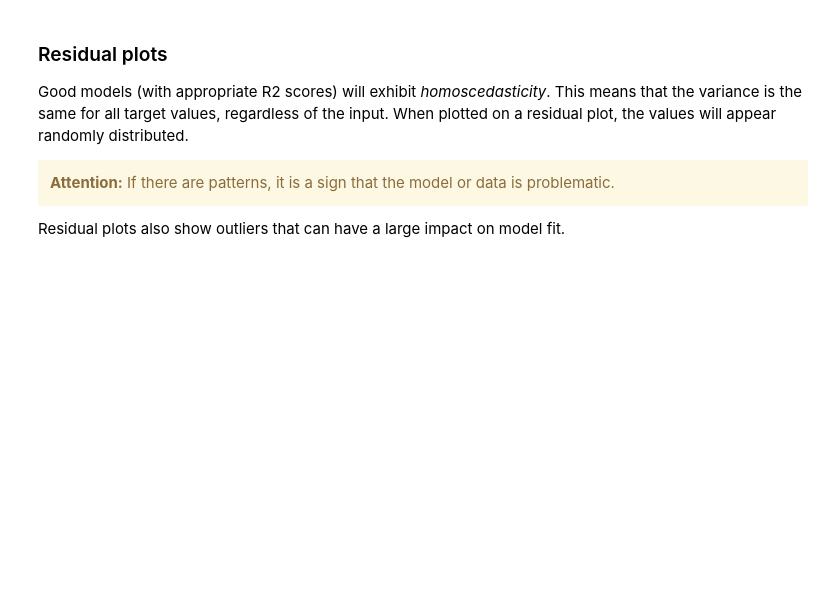
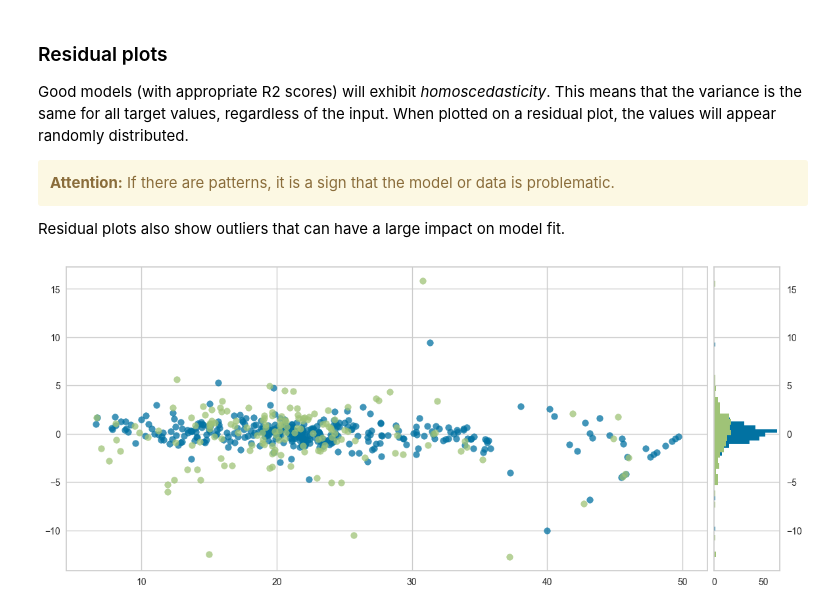
Before and after one commit to DellaCortef/machine-learning-pocket-reference, a Jupyter notebook: metrics-and-rating-evaluation-regression.ipynb, the cells around one changed output. Saved outputs shown, nothing was run; the diff lists cells and outputs as text; code cells hidden in the pictures; blank space fills up the shorter version.

Commit message:
plotting residuals plot from ywllorbrick lib

```diff
--- a/metrics-and-rating-evaluation-regression.ipynb
+++ b/metrics-and-rating-evaluation-regression.ipynb
@@ -357,3 +357,15 @@ Good models (with appropriate R2 scores) will exhibit *homoscedasticity*. This m
 </div>
 
 Residual plots also show outliers that can have a large impact on model fit.
+# %%
+fig, ax = plt.subplots(figsize=(14, 6))
+
+rpv = ResidualsPlot(rfr)
+
+rpv.fit(bos_X_train, bos_y_train)
+
+rpv.score(bos_X_test, bos_y_test)
+
+fig.savefig("images/metrics_and_evaluation_regression_residuals_plot_yellowbrick.png")
+# %% [output]
+[figure, added]
```
Also changed, not shown: 1 other file.
